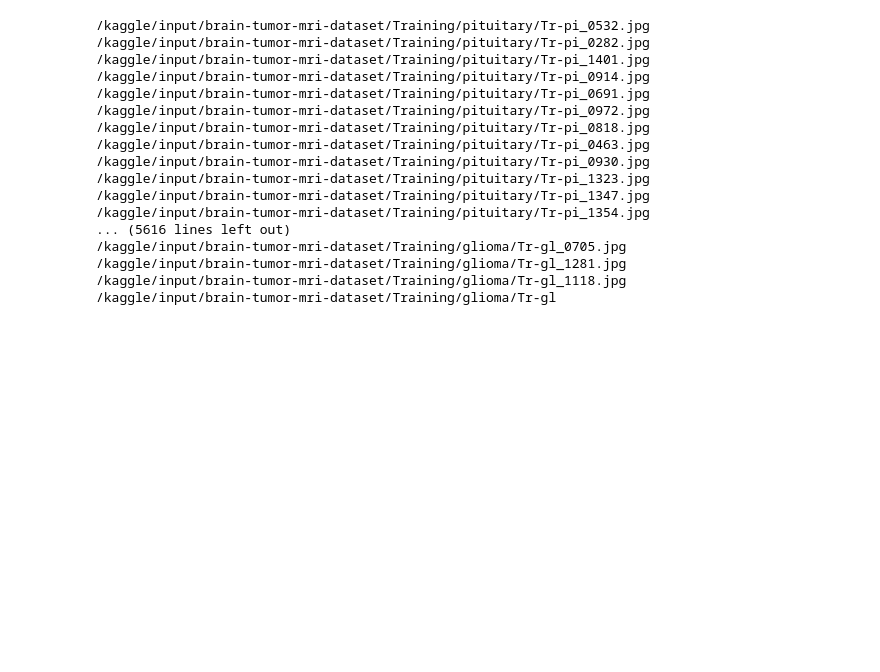
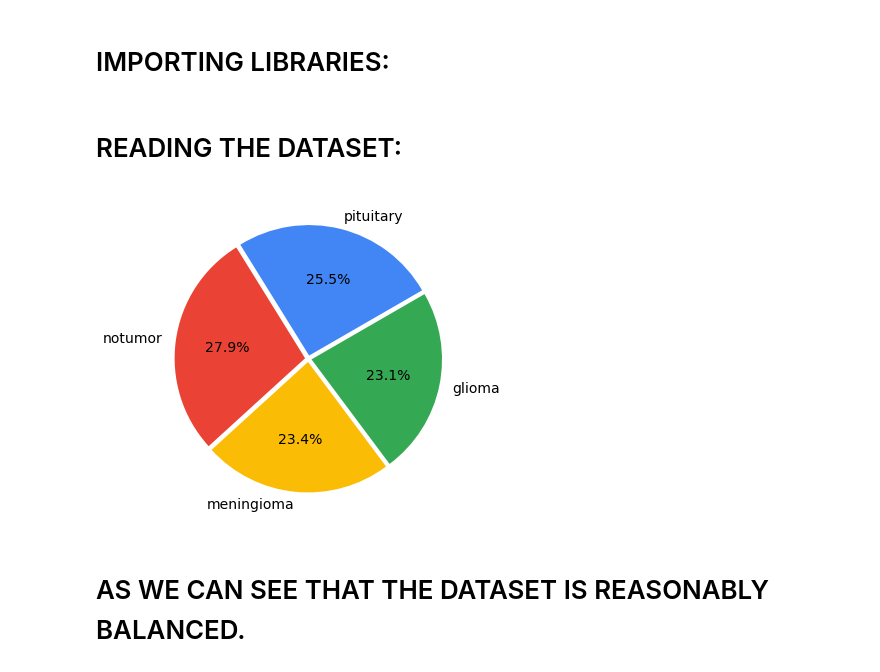
Before and after one commit to theheemalichaudhari/Data-Analytics, a Jupyter notebook: brain-tumour-detection-using-deep-learning.ipynb, the cells around one changed output. Saved outputs shown, nothing was run; the diff lists cells and outputs as text; code cells hidden in the pictures; blank space fills up the shorter version.

Commit message:
Kaggle Notebook | Brain Tumour Detection Using Deep Learning | Version 2

```diff
--- a/brain-tumour-detection-using-deep-learning.ipynb
+++ b/brain-tumour-detection-using-deep-learning.ipynb
@@ -3,36 +3,2 @@
-# %%
-# This Python 3 environment comes with many helpful analytics libraries installed
-# It is defined by the kaggle/python Docker image: https://github.com/kaggle/docker-python
-# For example, here's several helpful packages to load
-
-import numpy as np # linear algebra
-import pandas as pd # data processing, CSV file I/O (e.g. pd.read_csv)
-
-# Input data files are available in the read-only "../input/" directory
-# For example, running this (by clicking run or pressing Shift+Enter) will list all files under the input directory
-
-import os
-for dirname, _, filenames in os.walk('/kaggle/input'):
-    for filename in filenames:
-        print(os.path.join(dirname, filename))
-
-# You can write up to 20GB to the current directory (/kaggle/working/) that gets preserved as output when you create a version using "Save & Run All"
-# You can also write temporary files to /kaggle/temp/, but they won't be saved outside of the current session
-# %% [output]
-/kaggle/input/brain-tumor-mri-dataset/Training/pituitary/Tr-pi_0532.jpg
-/kaggle/input/brain-tumor-mri-dataset/Training/pituitary/Tr-pi_0282.jpg
-/kaggle/input/brain-tumor-mri-dataset/Training/pituitary/Tr-pi_1401.jpg
-/kaggle/input/brain-tumor-mri-dataset/Training/pituitary/Tr-pi_0914.jpg
-/kaggle/input/brain-tumor-mri-dataset/Training/pituitary/Tr-pi_0691.jpg
-/kaggle/input/brain-tumor-mri-dataset/Training/pituitary/Tr-pi_0972.jpg
-/kaggle/input/brain-tumor-mri-dataset/Training/pituitary/Tr-pi_0818.jpg
-/kaggle/input/brain-tumor-mri-dataset/Training/pituitary/Tr-pi_0463.jpg
-/kaggle/input/brain-tumor-mri-dataset/Training/pituitary/Tr-pi_0930.jpg
-/kaggle/input/brain-tumor-mri-dataset/Training/pituitary/Tr-pi_1323.jpg
-/kaggle/input/brain-tumor-mri-dataset/Training/pituitary/Tr-pi_1347.jpg
-/kaggle/input/brain-tumor-mri-dataset/Training/pituitary/Tr-pi_1354.jpg
-... (5616 lines left out)
-/kaggle/input/brain-tumor-mri-dataset/Training/glioma/Tr-gl_0705.jpg
-/kaggle/input/brain-tumor-mri-dataset/Training/glioma/Tr-gl_1281.jpg
-/kaggle/input/brain-tumor-mri-dataset/Training/glioma/Tr-gl_1118.jpg
-/kaggle/input/brain-tumor-mri-dataset/Training/glioma/Tr-gl
+# %% [markdown]
+# IMPORTING LIBRARIES:
@@ -38,0 +31,30 @@ for dirname, _, filenames in os.walk('/kaggle/input'):
+# %% [markdown]
+# READING THE DATASET:
+# %%
+train_dir = '/kaggle/input/brain-tumor-mri-dataset/Training/'
+test_dir = '/kaggle/input/brain-tumor-mri-dataset/Testing/'
+
+train_paths = []
+train_labels = []
+
+for label in os.listdir(train_dir):
+    for image in os.listdir(train_dir+label):
+        train_paths.append(train_dir+label+'/'+image)
+        train_labels.append(label)
+
+train_paths, train_labels = shuffle(train_paths, train_labels)
+# %%
+plt.figure(figsize=(14,6))
+colors = ['#4285f4', '#ea4335', '#fbbc05', '#34a853']
+plt.rcParams.update({'font.size': 14})
+plt.pie([len([x for x in train_labels if x=='pituitary']),
+         len([x for x in train_labels if x=='notumor']),
+         len([x for x in train_labels if x=='meningioma']),
+         len([x for x in train_labels if x=='glioma'])],
+        labels=['pituitary','notumor', 'meningioma', 'glioma'],
+        colors=colors, autopct='%.1f%%', explode=(0.025,0.025,0.025,0.025),
+        startangle=30);
+# %% [output]
+[figure, added]
+# %% [markdown]
+# AS WE CAN SEE THAT THE DATASET IS REASONABLY BALANCED.
```
Also changed, not shown: parts of 20 cells of this notebook.
